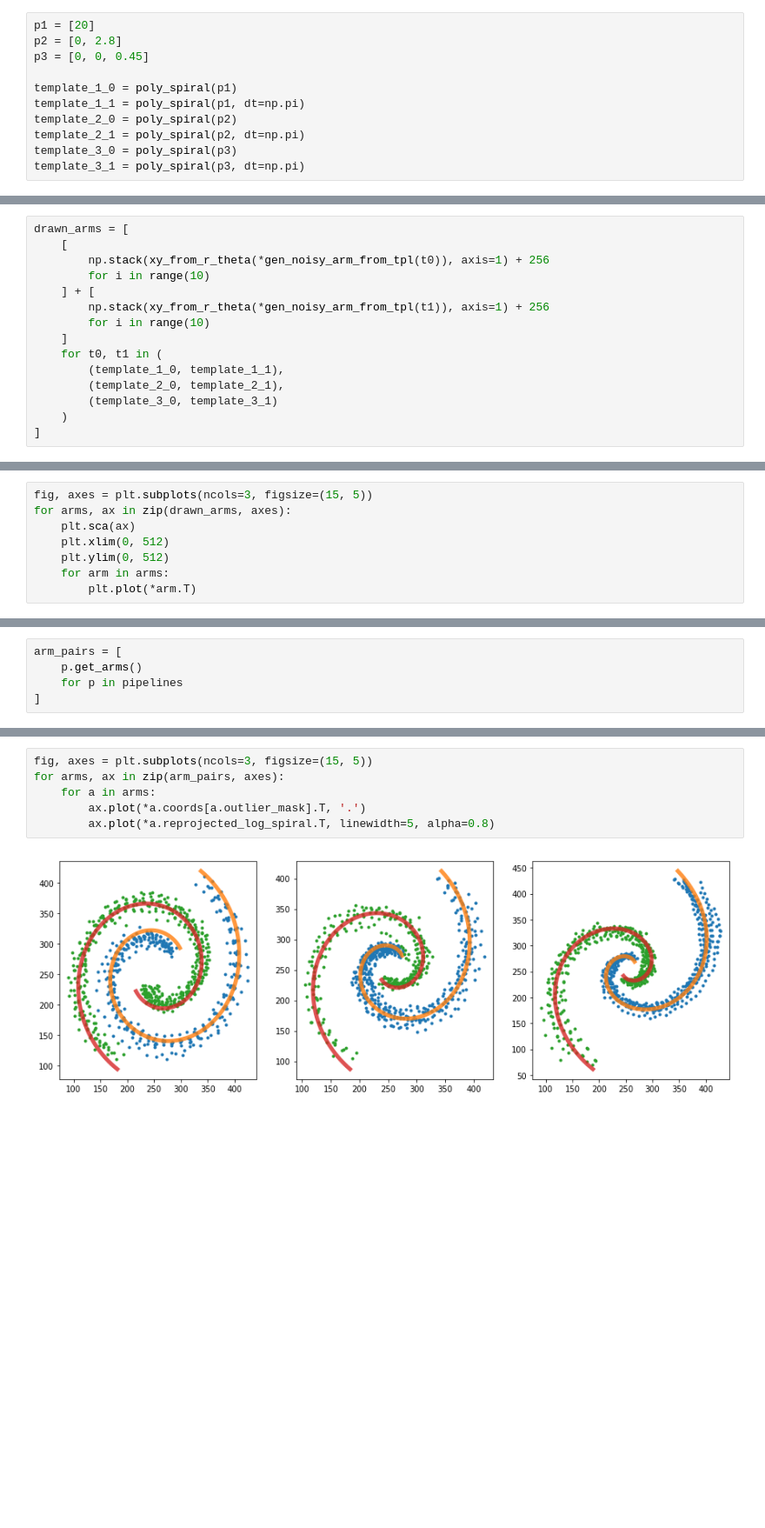
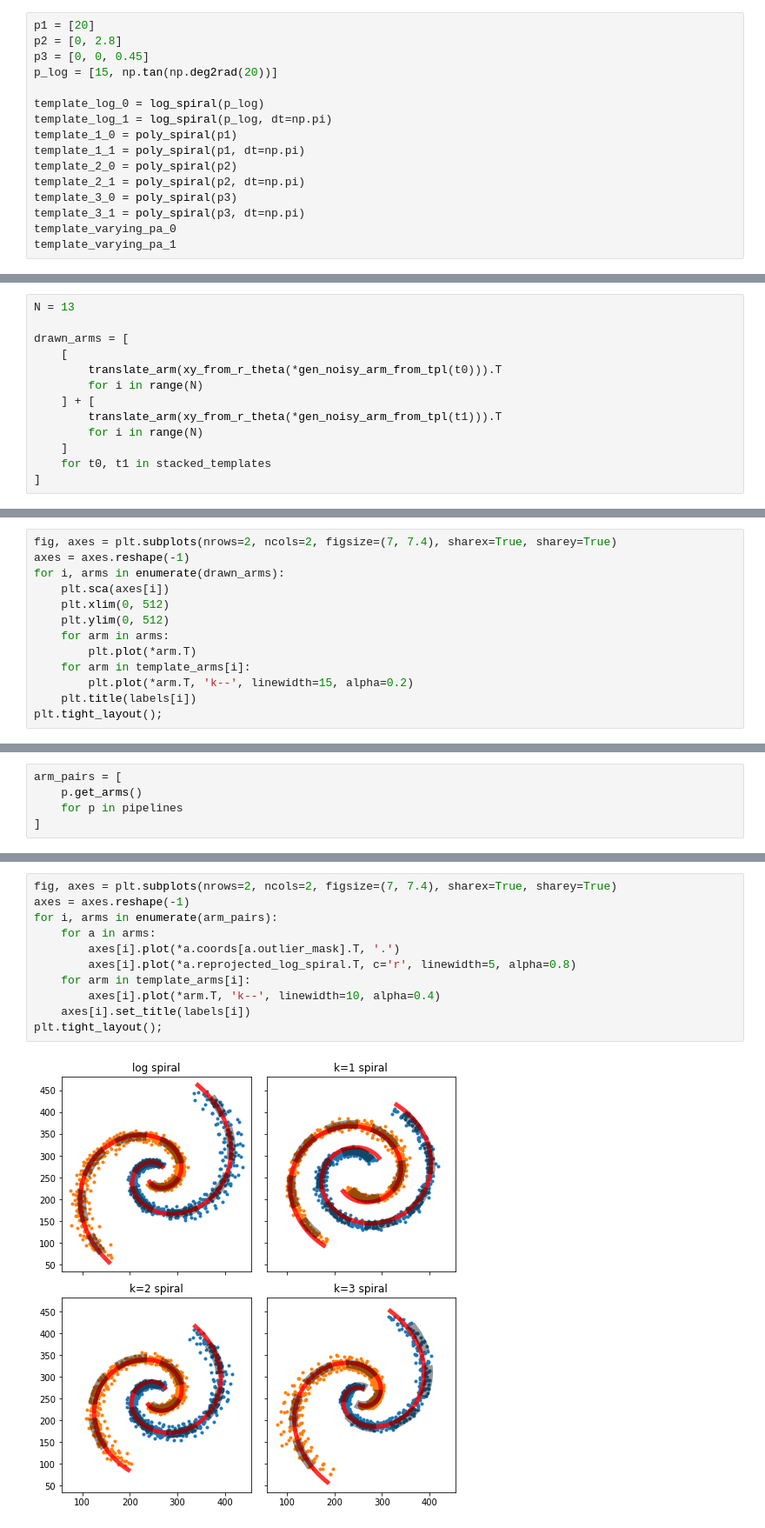
Before and after one commit to tingard/Galaxy-builder-aggregation, a Jupyter notebook: spiral-aggregation/model-recovery-test.ipynb, the cells around one changed output, grey strips where cells are left out. Shown at 87% size. Cells and saved outputs as stored; diff of their text form; blank space fills up the shorter version.

```diff
--- a/spiral-aggregation/model-recovery-test.ipynb
+++ b/spiral-aggregation/model-recovery-test.ipynb
@@ -32,10 +82,15 @@ def translate_arm(arm):
 p1 = [20]
 p2 = [0, 2.8]
 p3 = [0, 0, 0.45]
+p_log = [15, np.tan(np.deg2rad(20))]
 
+template_log_0 = log_spiral(p_log)
+template_log_1 = log_spiral(p_log, dt=np.pi)
 template_1_0 = poly_spiral(p1)
 template_1_1 = poly_spiral(p1, dt=np.pi)
 template_2_0 = poly_spiral(p2)
 template_2_1 = poly_spiral(p2, dt=np.pi)
 template_3_0 = poly_spiral(p3)
 template_3_1 = poly_spiral(p3, dt=np.pi)
+template_varying_pa_0
+template_varying_pa_1
@@ -42,15 +137,13 @@ template_3_1 = poly_spiral(p3, dt=np.pi)
 # %%
+N = 13
+
 drawn_arms = [
     [
-        np.stack(xy_from_r_theta(*gen_noisy_arm_from_tpl(t0)), axis=1) + 256
-        for i in range(10)
+        translate_arm(xy_from_r_theta(*gen_noisy_arm_from_tpl(t0))).T
+        for i in range(N)
     ] + [
-        np.stack(xy_from_r_theta(*gen_noisy_arm_from_tpl(t1)), axis=1) + 256
-        for i in range(10)
+        translate_arm(xy_from_r_theta(*gen_noisy_arm_from_tpl(t1))).T
+        for i in range(N)
     ]
-    for t0, t1 in (
-        (template_1_0, template_1_1),
-        (template_2_0, template_2_1),
-        (template_3_0, template_3_1)
-    )
+    for t0, t1 in stacked_templates
 ]
@@ -57,9 +152,14 @@ drawn_arms = [
 # %%
-fig, axes = plt.subplots(ncols=3, figsize=(15, 5))
-for arms, ax in zip(drawn_arms, axes):
-    plt.sca(ax)
+fig, axes = plt.subplots(nrows=2, ncols=2, figsize=(7, 7.4), sharex=True, sharey=True)
+axes = axes.reshape(-1)
+for i, arms in enumerate(drawn_arms):
+    plt.sca(axes[i])
     plt.xlim(0, 512)
     plt.ylim(0, 512)
     for arm in arms:
         plt.plot(*arm.T)
+    for arm in template_arms[i]:
+        plt.plot(*arm.T, 'k--', linewidth=15, alpha=0.2)
+    plt.title(labels[i])
+plt.tight_layout();
 # %% [output]
@@ -78,8 +182,13 @@ arm_pairs = [
 # %%
-fig, axes = plt.subplots(ncols=3, figsize=(15, 5))
-for arms, ax in zip(arm_pairs, axes):
+fig, axes = plt.subplots(nrows=2, ncols=2, figsize=(7, 7.4), sharex=True, sharey=True)
+axes = axes.reshape(-1)
+for i, arms in enumerate(arm_pairs):
     for a in arms:
-        ax.plot(*a.coords[a.outlier_mask].T, '.')
-        ax.plot(*a.reprojected_log_spiral.T, linewidth=5, alpha=0.8)
+        axes[i].plot(*a.coords[a.outlier_mask].T, '.')
+        axes[i].plot(*a.reprojected_log_spiral.T, c='r', linewidth=5, alpha=0.8)
+    for arm in template_arms[i]:
+        axes[i].plot(*arm.T, 'k--', linewidth=10, alpha=0.4)
+    axes[i].set_title(labels[i])
+plt.tight_layout();
 # %% [output]
-[figure, old version]
+[figure, new version]
```
Also changed, not shown: parts of 27 cells of this notebook, 10 other files.
